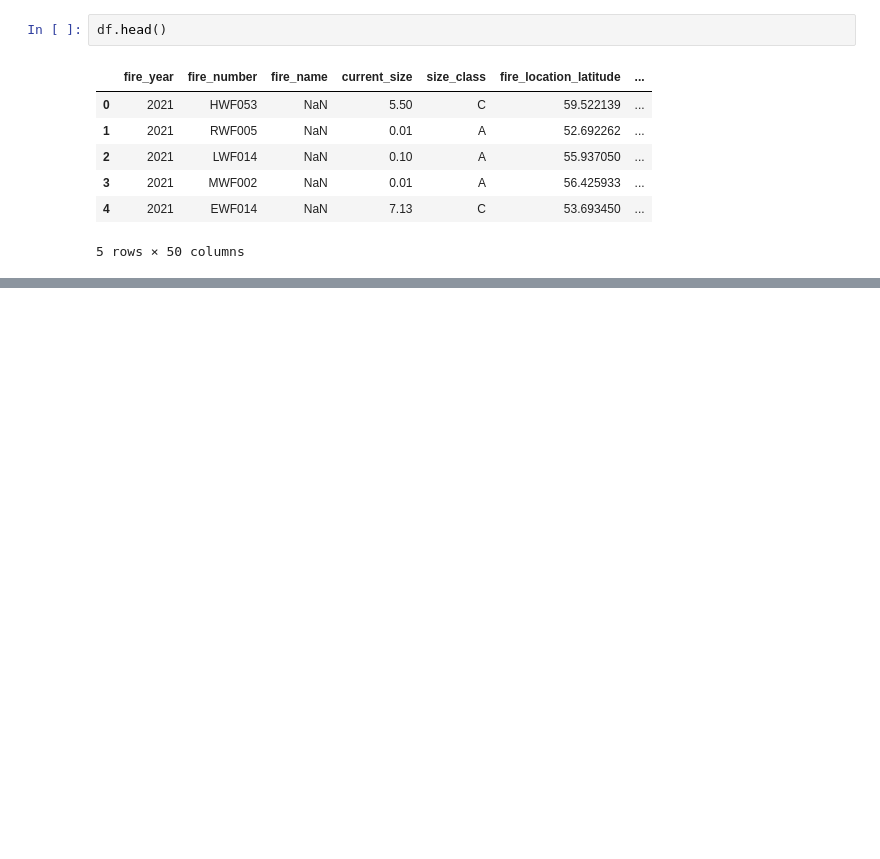
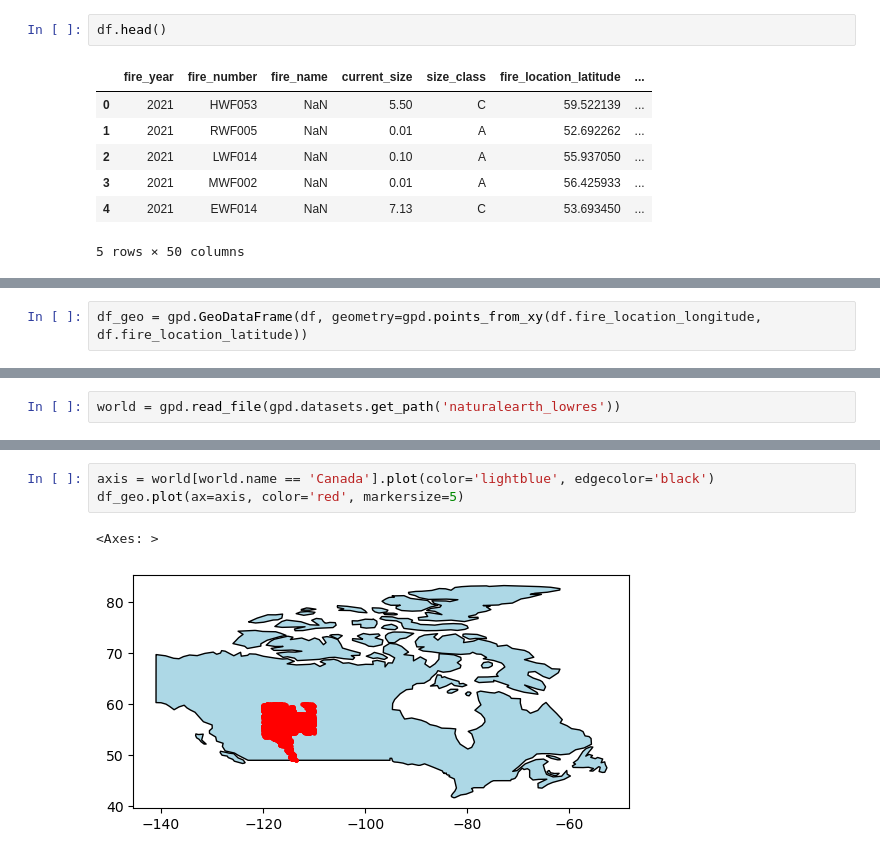
Before and after one commit to moazk17/CxC-Hackathon--EY-Wildfires-Challenge, a Jupyter notebook: challenge/Wildfires.ipynb, the cells around one changed output, grey strips where cells are left out. Drawn from its saved outputs; the diff is of its cells as text; blank space fills up the shorter version.

```diff
--- a/challenge/Wildfires.ipynb
+++ b/challenge/Wildfires.ipynb
@@ -40,0 +65,2 @@ df.head()
+# %%
+df_geo = gpd.GeoDataFrame(df, geometry=gpd.points_from_xy(df.fire_location_longitude, df.fire_location_latitude))
@@ -40,0 +77,2 @@ df.head()
+# %%
+world = gpd.read_file(gpd.datasets.get_path('naturalearth_lowres'))
@@ -40,0 +99,6 @@ df.head()
+# %%
+axis = world[world.name == 'Canada'].plot(color='lightblue', edgecolor='black')
+df_geo.plot(ax=axis, color='red', markersize=5)
+# %% [output]
+<Axes: >
+[figure, added]
```
Also changed, not shown: parts of 7 cells of this notebook, 1 other file.
